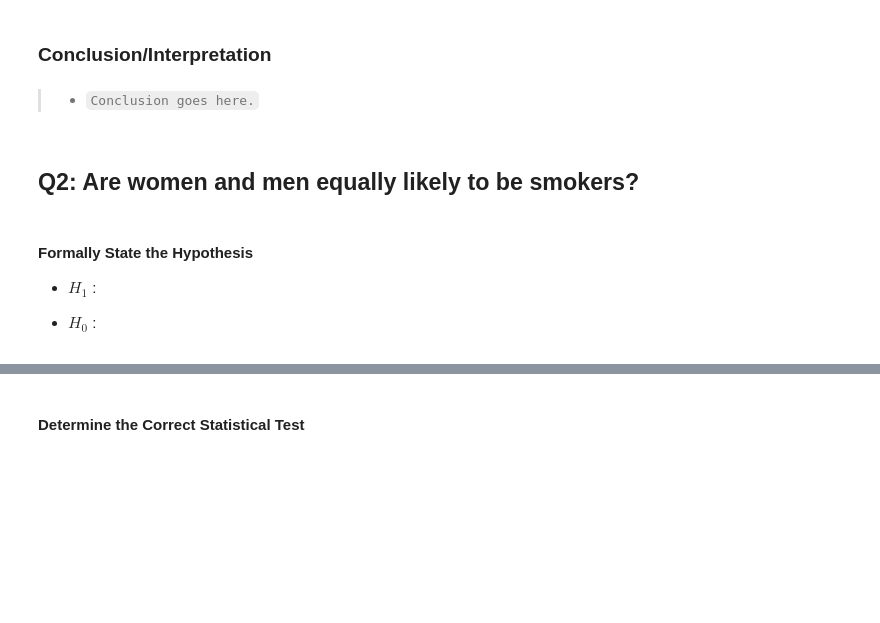
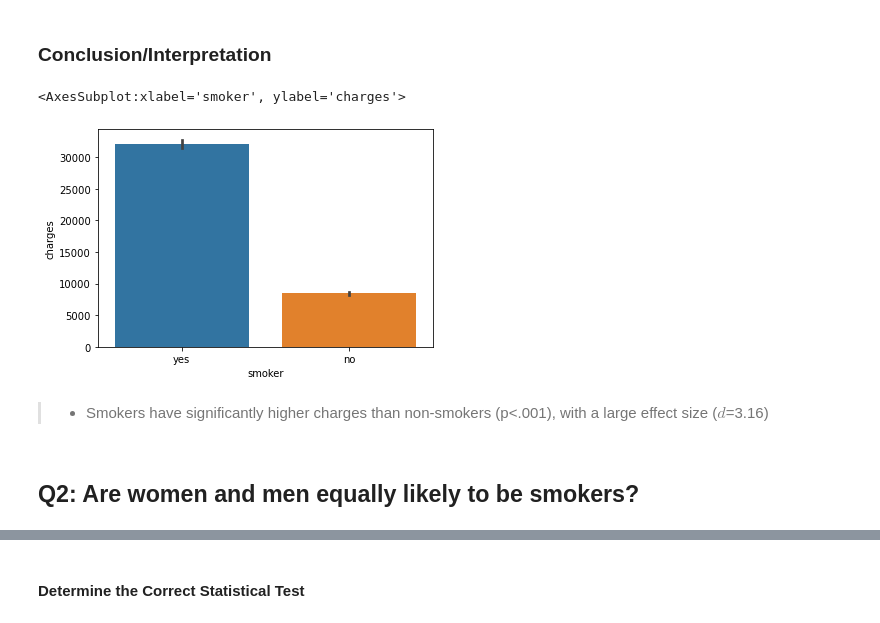
Before and after one commit to flatiron-school/ds-flex-hypothesis-testing-guided-practice, a Jupyter notebook: hypothesis-testing-guided-practice_SG.ipynb, the cells around one changed output, grey strips where cells are left out. Cells and saved outputs as stored; diff of their text form; code cells hidden in the pictures; blank space fills up the shorter version.

```diff
--- a/hypothesis-testing-guided-practice_SG.ipynb
+++ b/hypothesis-testing-guided-practice_SG.ipynb
@@ -220,12 +319,11 @@ df.info()
 ### Conclusion/Interpretation
 # %%
 ## Make a barplot of the average charges for smokers vs non-smokers
+sns.barplot(data=df, y='charges', x='smoker',ci=68)
+# %% [output]
+<AxesSubplot:xlabel='smoker', ylabel='charges'>
+[figure, added]
-# %% [markdown]
->- `Conclusion goes here.`
+# %% [markdown]
+>- Smokers have significantly higher charges than non-smokers (p<.001), with a large effect size ($d$=3.16)
 # %% [markdown]
 ## Q2: Are women and men equally likely to be smokers?
-# %% [markdown]
-#### Formally State the Hypothesis
-- $H_1$ :
-
-- $H_0$ :
```
Also changed, not shown: parts of 47 cells of this notebook, 1 other file.
